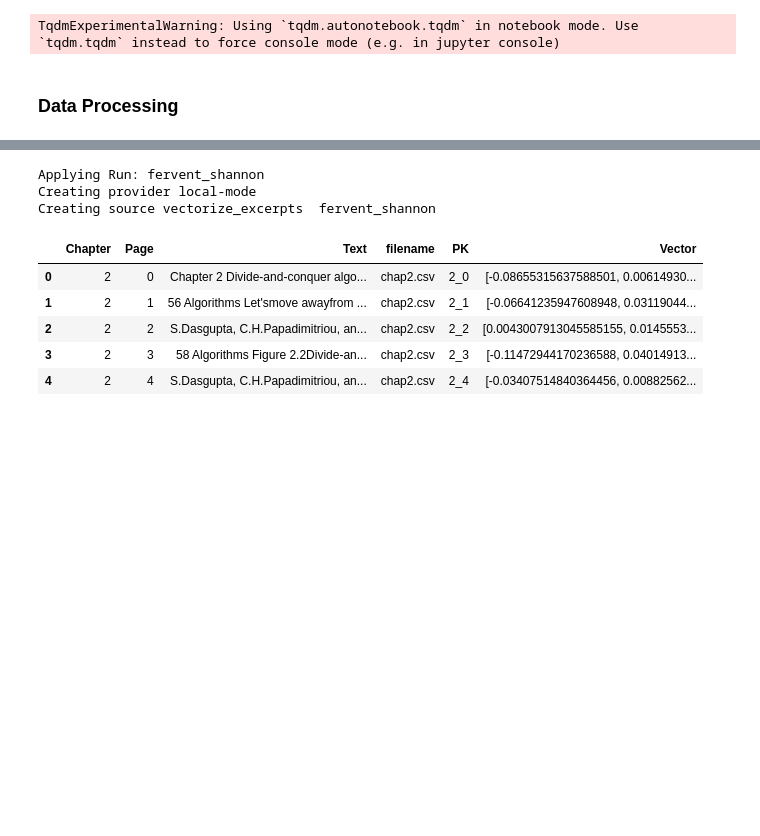
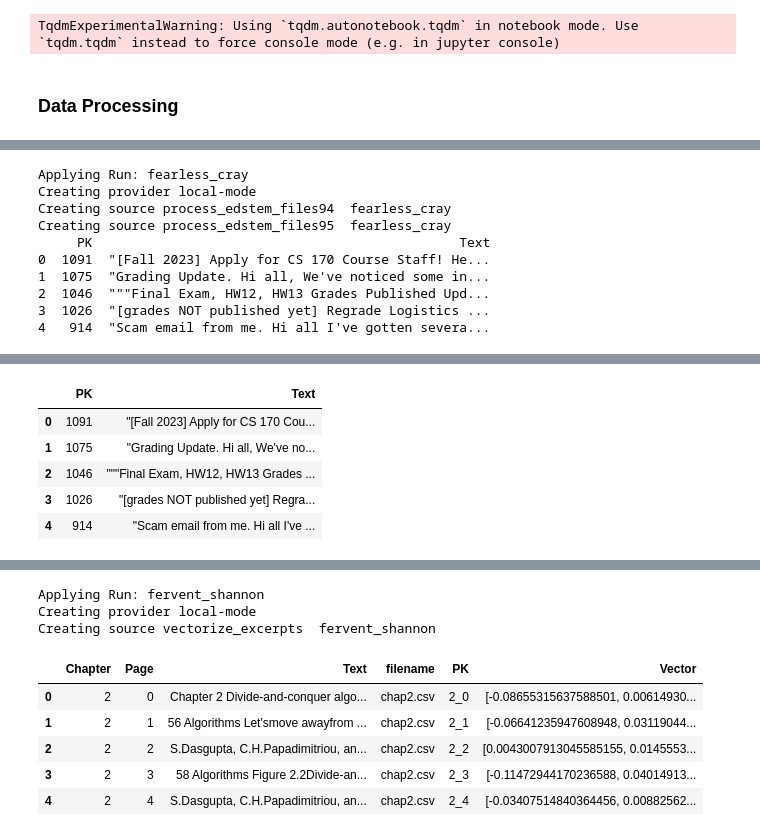
Before and after one commit to wes-jiang/OHPT, a Jupyter notebook: OHPT Bot/ohpt.ipynb, the cells around one changed output, grey strips where cells are left out. Drawn from its saved outputs; the diff is of its cells as text; code cells hidden in the pictures; blank space fills up the shorter version.

```diff
--- a/OHPT Bot/ohpt.ipynb
+++ b/OHPT Bot/ohpt.ipynb
@@ -216,0 +204,27 @@ ParserWarning: Falling back to the 'python' engine because the separator encoded
+# %%
+@local.df_transformation(inputs=[ed_posts])
+def process_edstem_files94(ed_df):
+    from io import StringIO
+    import pandas as pd
+
+    csv_str = StringIO(ed_df.loc[0, "body"])
+    r_df = pd.read_csv(csv_str, sep="⌘")
+    print(r_df.head())
+
+    return r_df
+# %%
+# verify
+df = client.dataframe(process_edstem_files94)
+
+df.head()
+# %% [output]
+Applying Run: fearless_cray
+Creating provider local-mode
+Creating source process_edstem_files94  fearless_cray
+Creating source process_edstem_files95  fearless_cray
+     PK                                               Text
+0  1091  "[Fall 2023] Apply for CS 170 Course Staff! He...
+1  1075  "Grading Update. Hi all, We've noticed some in...
+2  1046  """Final Exam, HW12, HW13 Grades Published Upd...
+3  1026  "[grades NOT published yet] Regrade Logistics ...
+4   914  "Scam email from me. Hi all I've gotten severa...
@@ -217,3 +232,9 @@ ParserWarning: Falling back to the 'python' engine because the separator encoded
+|  | PK | Text |
+| 0 | 1091 | "[Fall 2023] Apply for CS 170 Cou... |
+| 1 | 1075 | "Grading Update. Hi all, We've no... |
+| 2 | 1046 | """Final Exam, HW12, HW13 Grades ... |
+| 3 | 1026 | "[grades NOT published yet] Regra... |
+| 4 | 914 | "Scam email from me. Hi all I've ... |
 # %%
 # entity ID transformation
 @local.df_transformation(inputs=[process_chapter_files84])
```
Also changed, not shown: parts of 10 cells of this notebook, 13 other files.
